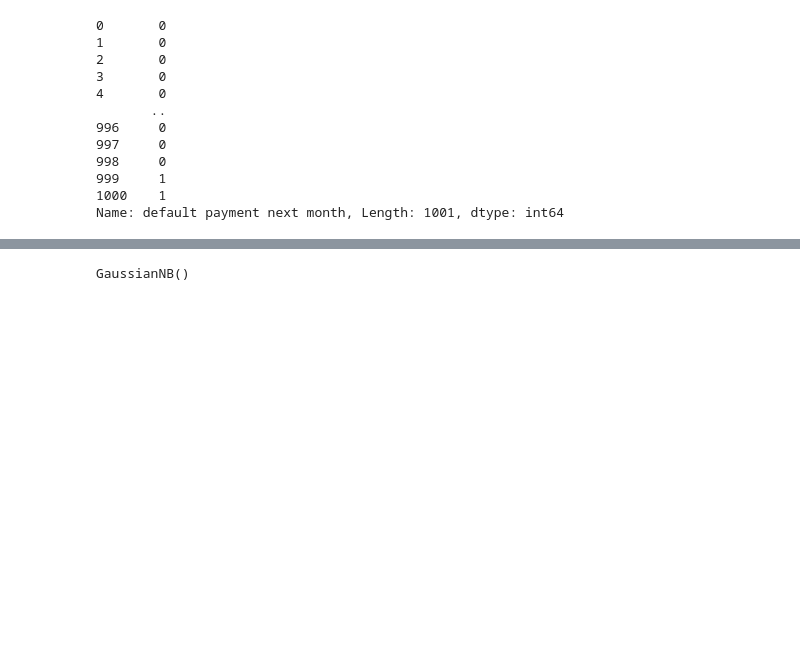
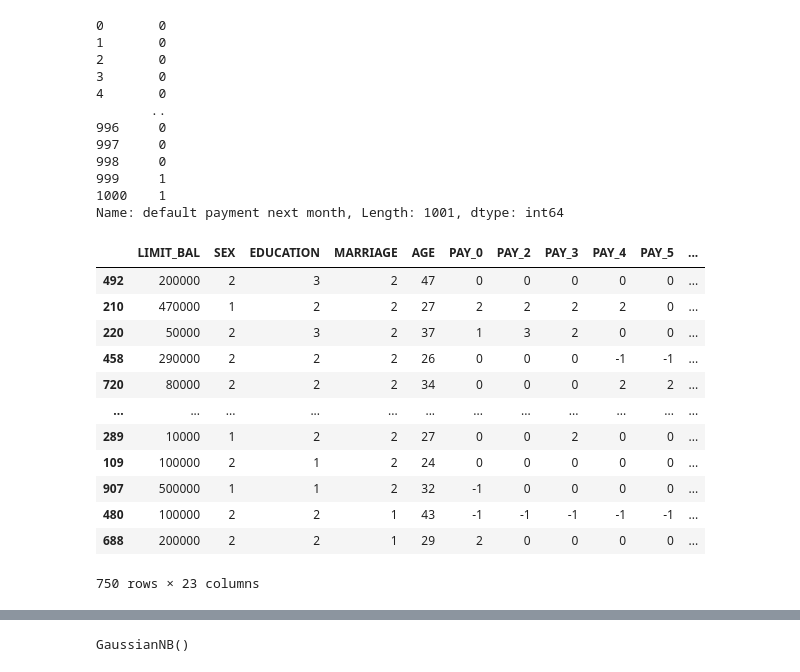
Before and after one commit to omkarsinghchauhan-08/credit_card_fault, a Jupyter notebook: notebooks/data/EDA.ipynb, the cells around one changed output, grey strips where cells are left out. Saved outputs shown, nothing was run; the diff lists cells and outputs as text; code cells hidden in the pictures; blank space fills up the shorter version.

```diff
--- a/notebooks/data/EDA.ipynb
+++ b/notebooks/data/EDA.ipynb
@@ -146,3 +144,19 @@ Name: default payment next month, Length: 1001, dtype: int64
 from sklearn.model_selection import train_test_split
 # %%
 X_train,X_test,y_train,y_test=train_test_split(X,y,test_size=0.25,random_state=50)
+# %%
+X_train
+# %% [output]
+|  | LIMIT_BAL | SEX | EDUCATION | MARRIAGE | AGE | PAY_0 | PAY_2 | PAY_3 | PAY_4 | PAY_5 | ... |
+| 492 | 200000 | 2 | 3 | 2 | 47 | 0 | 0 | 0 | 0 | 0 | ... |
+| 210 | 470000 | 1 | 2 | 2 | 27 | 2 | 2 | 2 | 2 | 0 | ... |
+| 220 | 50000 | 2 | 3 | 2 | 37 | 1 | 3 | 2 | 0 | 0 | ... |
+| 458 | 290000 | 2 | 2 | 2 | 26 | 0 | 0 | 0 | -1 | -1 | ... |
+| 720 | 80000 | 2 | 2 | 2 | 34 | 0 | 0 | 0 | 2 | 2 | ... |
+| ... | ... | ... | ... | ... | ... | ... | ... | ... | ... | ... | ... |
+| 289 | 10000 | 1 | 2 | 2 | 27 | 0 | 0 | 2 | 0 | 0 | ... |
+| 109 | 100000 | 2 | 1 | 2 | 24 | 0 | 0 | 0 | 0 | 0 | ... |
+| 907 | 500000 | 1 | 1 | 2 | 32 | -1 | 0 | 0 | 0 | 0 | ... |
+| 480 | 100000 | 2 | 2 | 1 | 43 | -1 | -1 | -1 | -1 | -1 | ... |
+| 688 | 200000 | 2 | 2 | 1 | 29 | 2 | 0 | 0 | 0 | 0 | ... |
+750 rows × 23 columns
```
Also changed, not shown: parts of 5 cells of this notebook, 20 other files.
